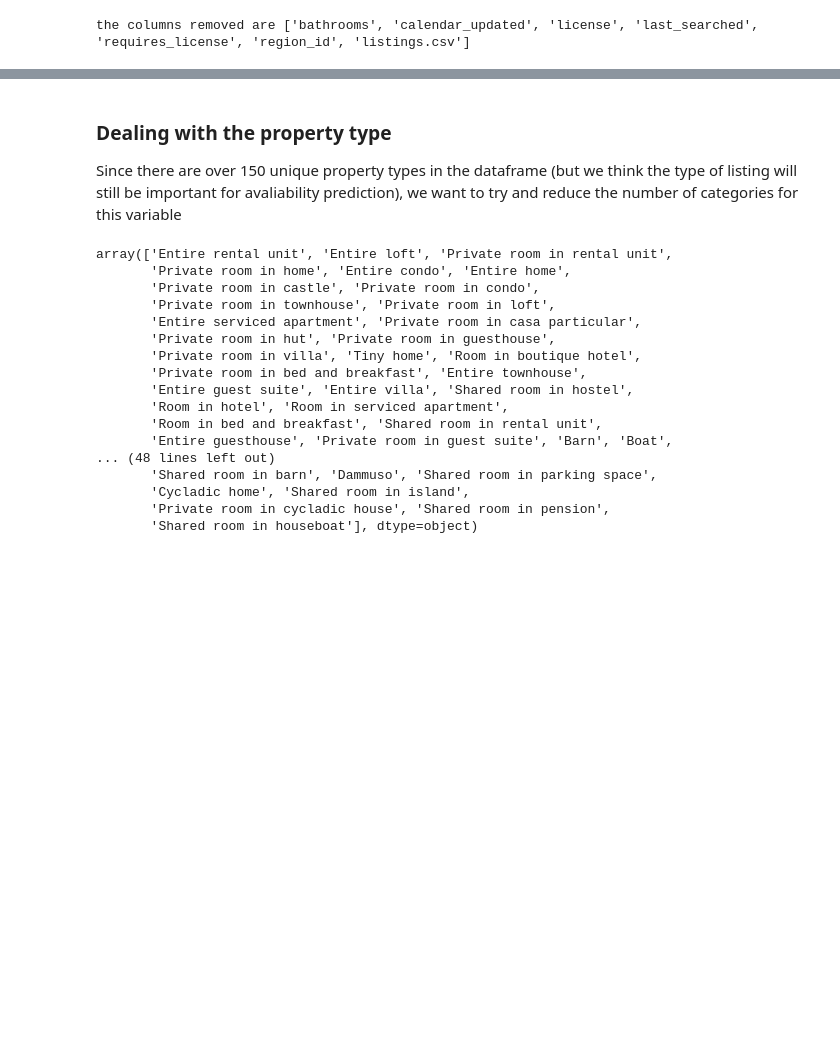
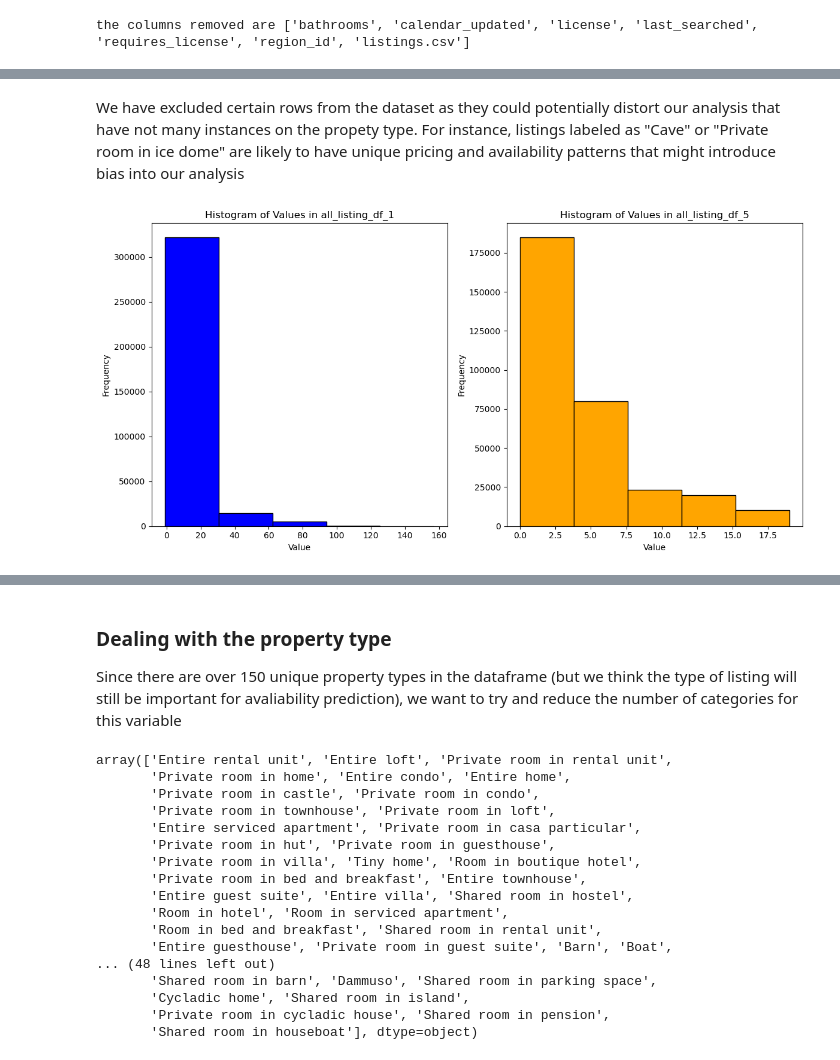
Before and after one commit to chidima-asika/touristic-properties-analysis, a Jupyter notebook: the_code.ipynb, the cells around one changed output, grey strips where cells are left out. Saved outputs shown, nothing was run; the diff lists cells and outputs as text; code cells hidden in the pictures; blank space fills up the shorter version.

```diff
--- a/the_code.ipynb
+++ b/the_code.ipynb
@@ -108,7 +108,7 @@ columns_drop = ['scrape_id', 'last_scraped', 'source', 'picture_url', 'host_id',
                     'description', 'neighborhood_overview', 'host_about', 'bathrooms_text', 'neighbourhood',
                       'neighbourhood_cleansed', 'neighbourhood_group_cleansed', 'latitude','longitude',
                     'region_name', 'region_parent_id', 'region_parent_name','region_parent_parent_id', 'region_parent_parent_name',
-                      'has_availability', 'availability_30', 'availability_60', 'availability_90', 'availability_365']
+                      'has_availability', 'availability_60', 'availability_90', 'availability_365']
 
 all_listing_df_1 = all_listing_df.drop(columns=columns_drop)
 # %% [markdown]
@@ -289,0 +187,4 @@ print(null_counts_df[null_counts_df["Null Flag"] == True])
+# %%
+# remove hotel rooms (!!! add justification)
+all_listing_df_4 = all_listing_df_3[all_listing_df_3['room_type'] != 'Hotel room']
+all_listing_df_4["room_type"].value_counts()
@@ -289,0 +211,50 @@ print(null_counts_df[null_counts_df["Null Flag"] == True])
+# %% [markdown]
+We have excluded certain rows from the dataset as they could potentially distort our analysis that have not many instances on the propety type. For instance, listings labeled as "Cave" or "Private room in ice dome" are likely to have unique pricing and availability patterns that might introduce bias into our analysis
+# %%
+# Calculate the proportion of each property type
+property_type_counts = all_listing_df_4['property_type'].value_counts(normalize=True)
+
+# Set the threshold for the proportion  (0.005)
+threshold = 0.005
+
+# Get property types that meet the threshold
+selected_property_types = property_type_counts[property_type_counts >= threshold].index
+
+# Create all_listing_df_3 by filtering based on selected property types
+all_listing_df_5 = all_listing_df_4[all_listing_df_4['property_type'].isin(selected_property_types)]
+# %%
+import matplotlib.pyplot as plt
+import seaborn as sns
+import pandas as pd
+
+# Assuming all_listing_df_1 and all_listing_df_5 are your DataFrames
+temp_df_1 = all_listing_df_1.copy()
+temp_df_5 = all_listing_df_5.copy()
+
+# Factorize 'property_type' for temporary DataFrames
+temp_df_1['property_type'] = pd.factorize(temp_df_1['property_type'])[0]
+temp_df_5['property_type'] = pd.factorize(temp_df_5['property_type'])[0]
+
+plt.figure(figsize=(12, 6))
+
+# Plot the histogram of 'property_type' in all_listing_df_1
+plt.subplot(1, 2, 1)
+temp_df_1['property_type'].plot(kind='hist', bins=5, edgecolor='black', color='blue')
+plt.xlabel('Value')
+plt.ylabel('Frequency')
+plt.title('Histogram of Values in all_listing_df_1')
+
+# Plot the histogram of 'property_type' in all_listing_df_5
+plt.subplot(1, 2, 2)
+temp_df_5['property_type'].plot(kind='hist', bins=5, edgecolor='black', color='orange')
+plt.xlabel('Value')
+plt.ylabel('Frequency')
+plt.title('Histogram of Values in all_listing_df_5')
+
+# Adjust layout to prevent overlap
+plt.tight_layout()
+
+# Show the plot
+plt.show()
+# %% [output]
+[figure, added]
```
Also changed, not shown: parts of 17 cells of this notebook.
